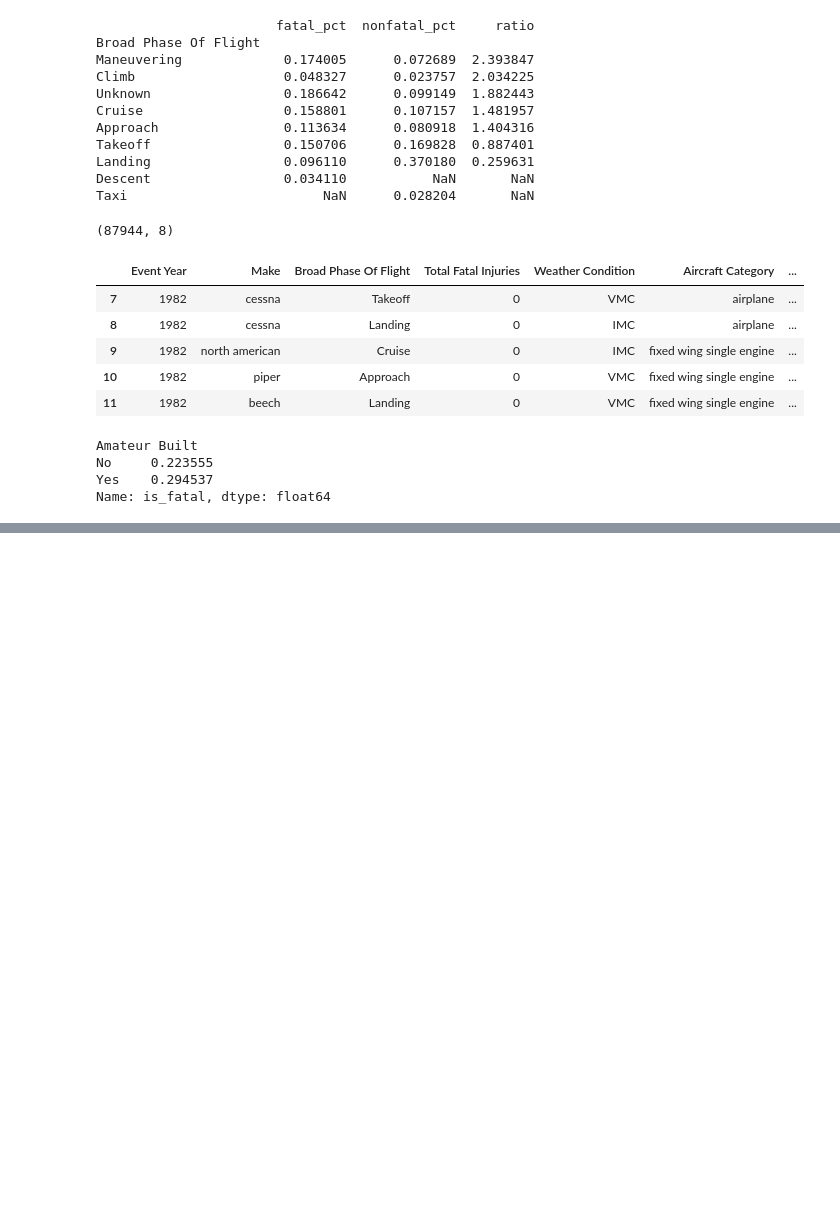
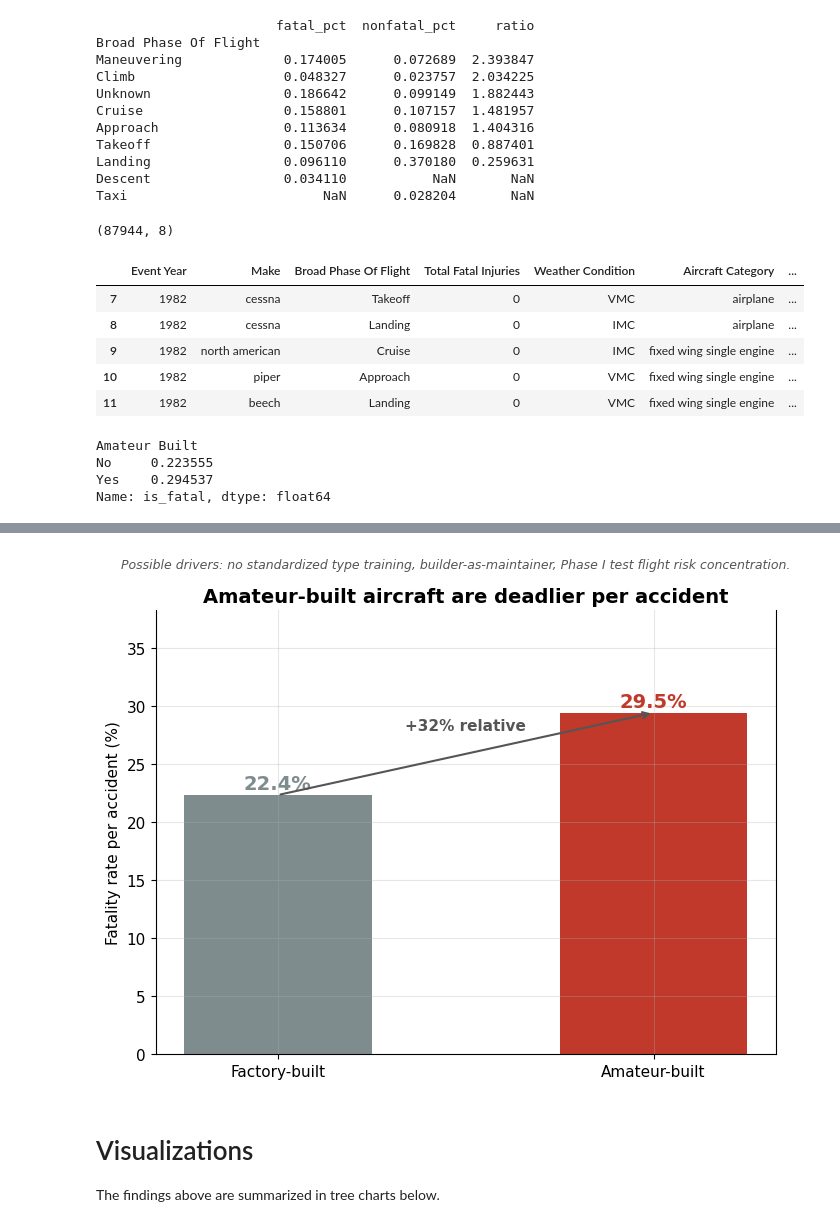
Before and after one commit to deadbroke02baby/Financials, a Jupyter notebook: aviation_analysis.ipynb, the cells around one changed output, grey strips where cells are left out. Saved outputs shown, nothing was run; the diff lists cells and outputs as text; code cells hidden in the pictures; blank space fills up the shorter version.

```diff
--- a/aviation_analysis.ipynb
+++ b/aviation_analysis.ipynb
@@ -226,0 +360,45 @@ Name: is_fatal, dtype: float64
+# %%
+amateur_data = df[(df['Event Year'] >= 1982)][['Amateur Built', 'Total Fatal Injuries']].copy()
+amateur_data = amateur_data[amateur_data['Amateur Built'].isin(['Yes', 'No'])]
+
+amateur_data['is_fatal'] = amateur_data['Total Fatal Injuries'] > 0
+fatality_rate = amateur_data.groupby('Amateur Built')['is_fatal'].mean() * 100
+
+fatality_rate = fatality_rate.reindex(['No', 'Yes'])
+labels = ['Factory-built', 'Amateur-built']
+values = fatality_rate.values
+
+fig, ax = plt.subplots(figsize=(8, 6))
+
+bars = ax.bar(labels, values, color=['#7f8c8d', '#c0392b'], width=0.5)
+
+for bar, val in zip(bars, values):
+    ax.text(bar.get_x() + bar.get_width()/2, val + 0.5,
+            f'{val:.1f}%', ha='center', fontsize=14, fontweight='bold',
+            color=bar.get_facecolor())
+
+diff_pct = ((values[1] - values[0]) / values[0]) * 100
+ax.annotate('', xy=(1, values[1]), xytext=(0, values[0]),
+            arrowprops=dict(arrowstyle='->', color='#555', lw=1.5))
+ax.text(0.5, (values[0] + values[1])/2 + 2,
+        f'+{diff_pct:.0f}% relative',
+        ha='center', fontsize=11, color='#555', fontweight='bold')
+
+ax.set_ylabel('Fatality rate per accident (%)')
+ax.set_title('Amateur-built aircraft are deadlier per accident', fontsize=14)
+ax.set_ylim(0, max(values) * 1.3)
+
+fig.text(0.5, 0.92,
+        'Possible drivers: no standardized type training, builder-as-maintainer, '
+        'Phase I test flight risk concentration.',
+        ha='center', fontsize=9, style='italic', color='#555')
+
+plt.subplots_adjust(top=0.85)
+plt.savefig('chart3_amateur_built.png', dpi=150, bbox_inches='tight')
+plt.show()
+# %% [output]
+[figure, added]
+# %% [markdown]
+# Visualizations
+
+The findings above are summarized in tree charts below.
```
Also changed, not shown: parts of 7 cells of this notebook, 3 other files.
